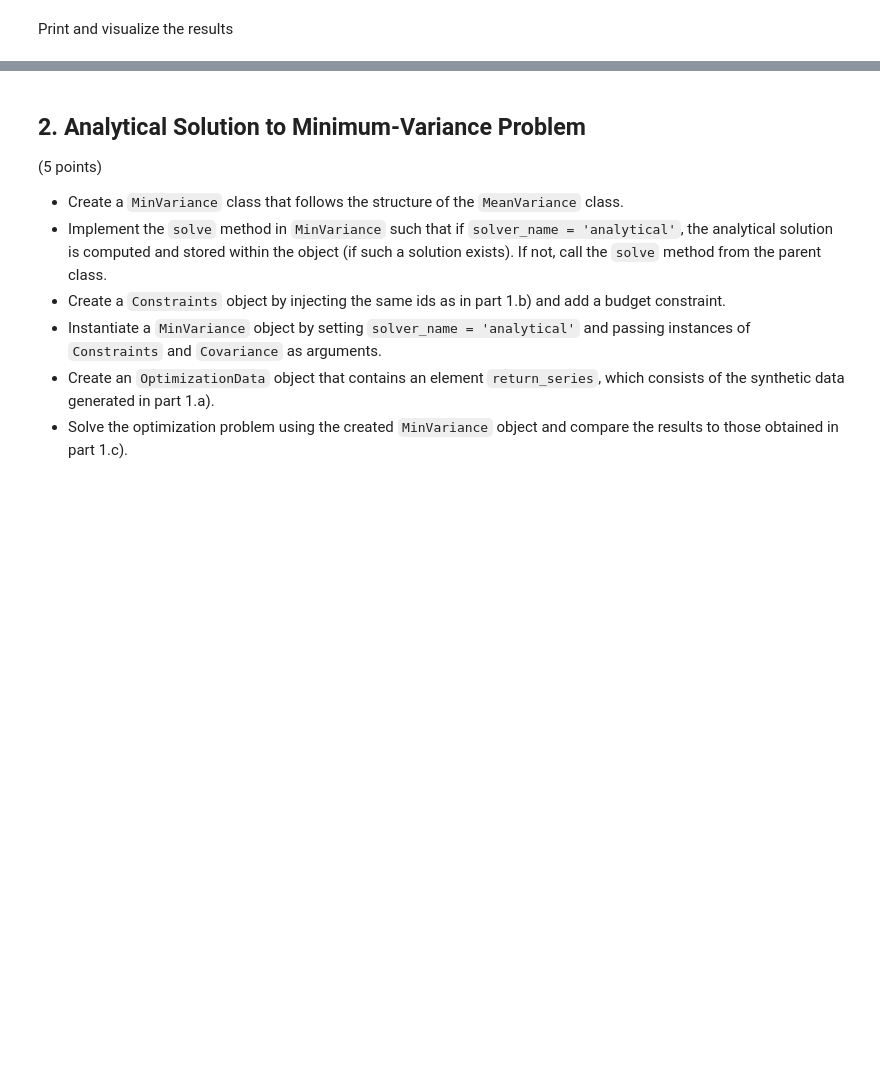
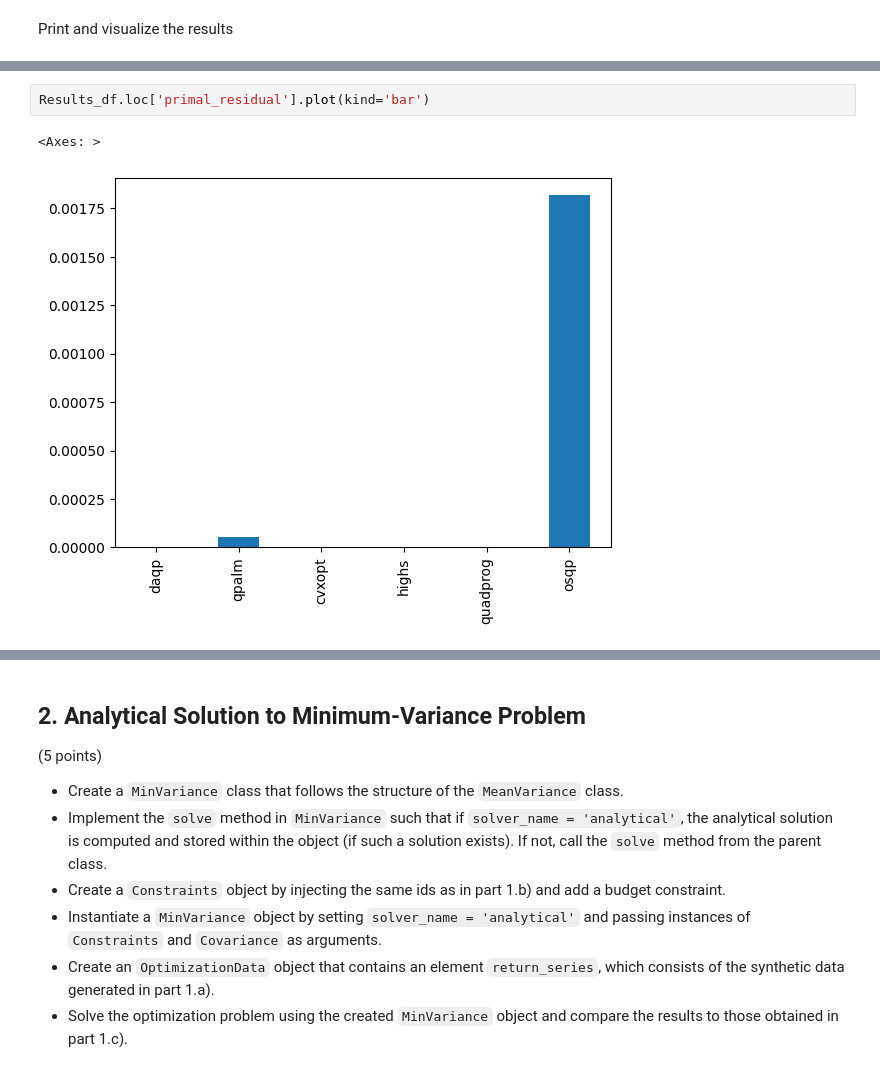
Before and after one commit to N-Kelly/qpmwp-course, a Jupyter notebook: assignments/assignment_1.ipynb, the cells around one changed output, grey strips where cells are left out. Saved outputs shown, nothing was run; the diff lists cells and outputs as text; blank space fills up the shorter version.

```diff
--- a/assignments/assignment_1.ipynb
+++ b/assignments/assignment_1.ipynb
@@ -212,0 +217,5 @@ Results_df
+# %%
+Results_df.loc['primal_residual'].plot(kind='bar')
+# %% [output]
+<Axes: >
+[figure, added]
```
Also changed, not shown: parts of 8 cells of this notebook.
